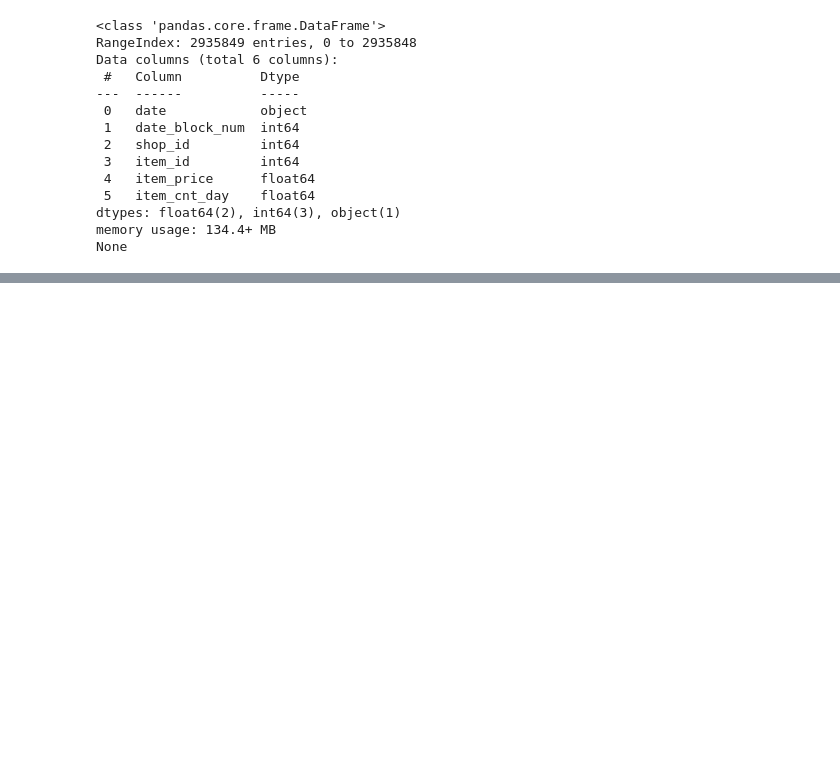
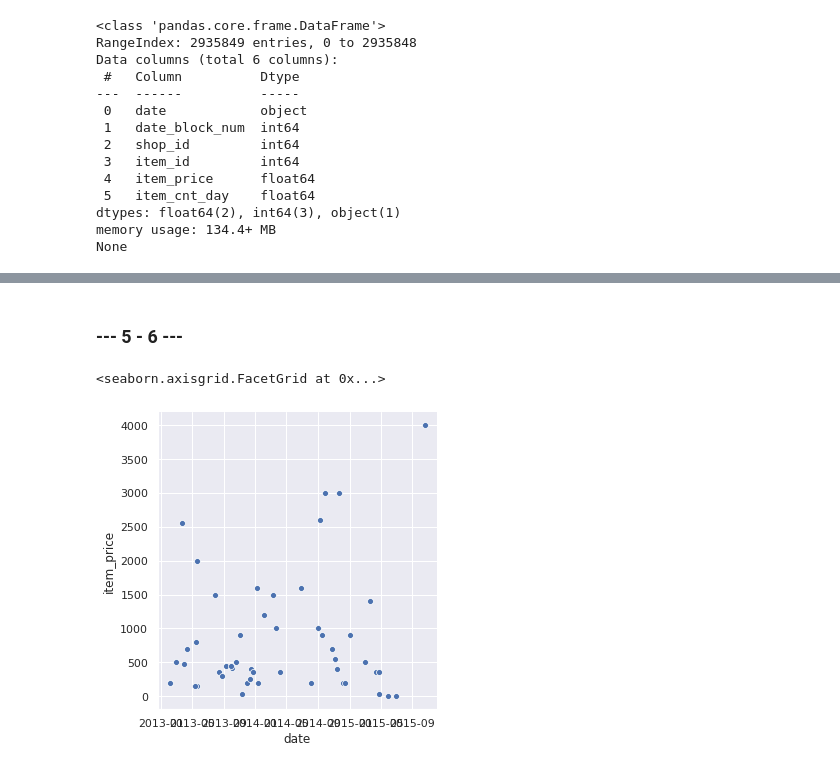
Before and after one commit to vince1396/MachineLearning, a Jupyter notebook: main.ipynb, the cells around one changed output, grey strips where cells are left out. Cells and saved outputs as stored; diff of their text form; code cells hidden in the pictures; blank space fills up the shorter version.

```diff
--- a/main.ipynb
+++ b/main.ipynb
@@ -197,0 +198,8 @@ sns.relplot(y="item_price", x="date", data=sales_predict.sample(50))
+# %% [markdown]
+### --- 5 - 6 ---
+# %%
+sales_predict['date'] = pd.to_datetime(sales_predict['date'])
+sns.relplot(y="item_price", x="date", data=sales_predict.sample(50))
+# %% [output]
+<seaborn.axisgrid.FacetGrid at 0x...>
+[figure, added]
```
Also changed, not shown: parts of 16 cells of this notebook.
